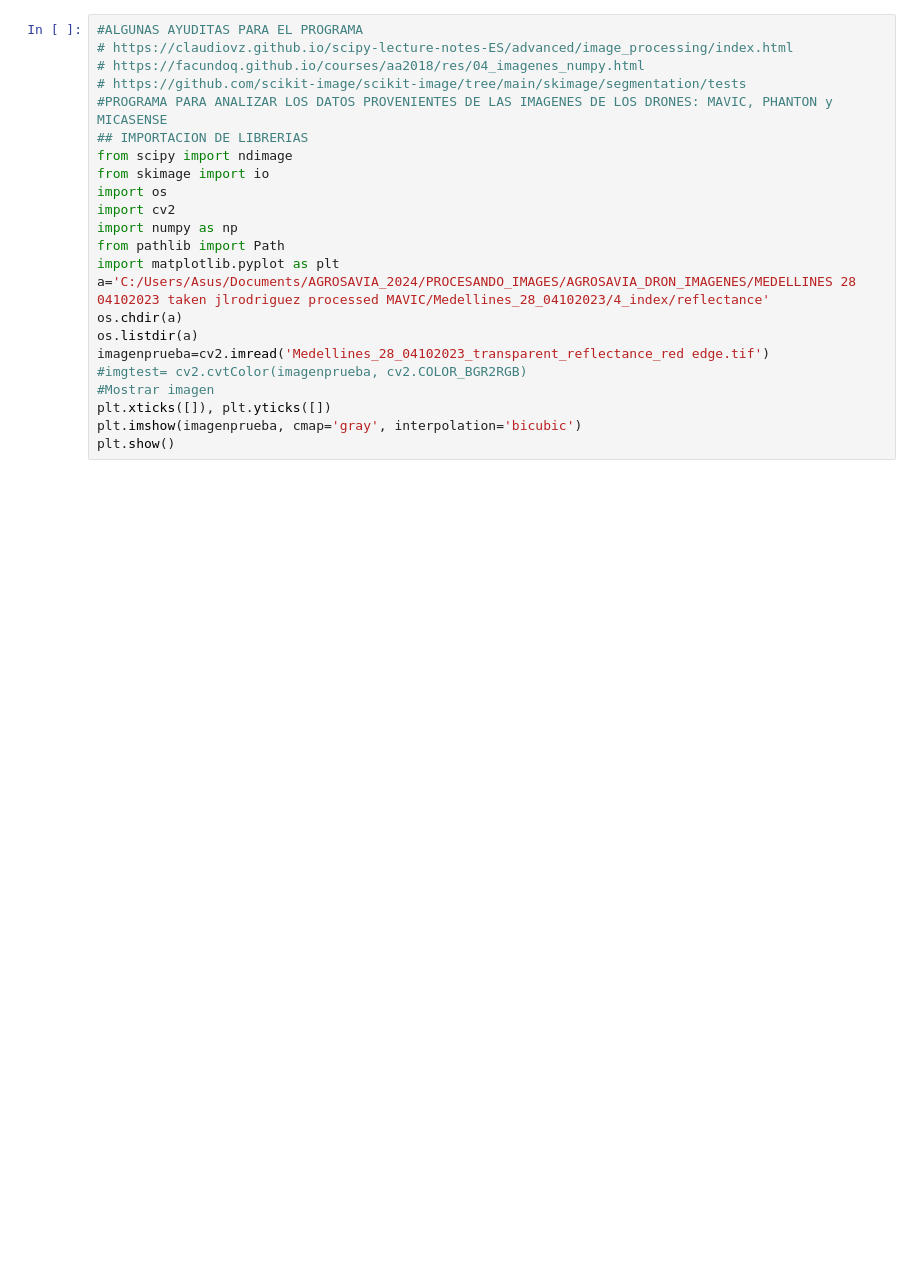
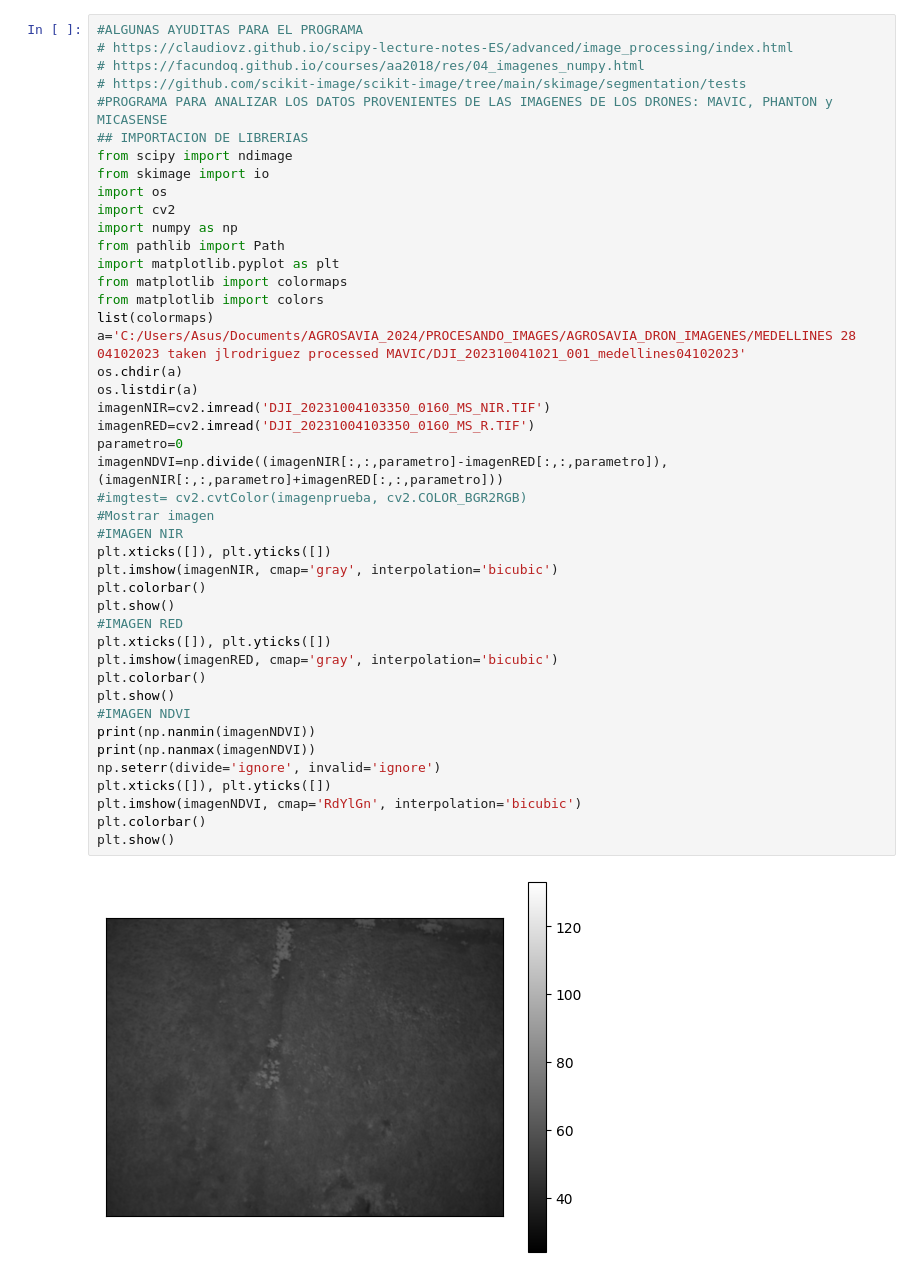
Before and after one commit to Jeimys/TESIS, a Jupyter notebook: Analisis_Imagenes_DRONES.ipynb, the cells around one changed output. Drawn from its saved outputs; the diff is of its cells as text; blank space fills up the shorter version.

```diff
--- a/Analisis_Imagenes_DRONES.ipynb
+++ b/Analisis_Imagenes_DRONES.ipynb
@@ -1,24 +1,46 @@
 # %%
 #ALGUNAS AYUDITAS PARA EL PROGRAMA
 # https://claudiovz.github.io/scipy-lecture-notes-ES/advanced/image_processing/index.html
 # https://facundoq.github.io/courses/aa2018/res/04_imagenes_numpy.html
 # https://github.com/scikit-image/scikit-image/tree/main/skimage/segmentation/tests
 #PROGRAMA PARA ANALIZAR LOS DATOS PROVENIENTES DE LAS IMAGENES DE LOS DRONES: MAVIC, PHANTON y MICASENSE
 ## IMPORTACION DE LIBRERIAS
 from scipy import ndimage
 from skimage import io
 import os
 import cv2
 import numpy as np
 from pathlib import Path
 import matplotlib.pyplot as plt
-a='C:/Users/Asus/Documents/AGROSAVIA_2024/PROCESANDO_IMAGES/AGROSAVIA_DRON_IMAGENES/MEDELLINES 28 04102023 taken jlrodriguez processed MAVIC/Medellines_28_04102023/4_index/reflectance'
+from matplotlib import colormaps
+from matplotlib import colors
+list(colormaps)
+a='C:/Users/Asus/Documents/AGROSAVIA_2024/PROCESANDO_IMAGES/AGROSAVIA_DRON_IMAGENES/MEDELLINES 28 04102023 taken jlrodriguez processed MAVIC/DJI_202310041021_001_medellines04102023'
 os.chdir(a)
 os.listdir(a)
-imagenprueba=cv2.imread('Medellines_28_04102023_transparent_reflectance_red edge.tif')
+imagenNIR=cv2.imread('DJI_20231004103350_0160_MS_NIR.TIF')
+imagenRED=cv2.imread('DJI_20231004103350_0160_MS_R.TIF')
+parametro=0
+imagenNDVI=np.divide((imagenNIR[:,:,parametro]-imagenRED[:,:,parametro]), (imagenNIR[:,:,parametro]+imagenRED[:,:,parametro]))
 #imgtest= cv2.cvtColor(imagenprueba, cv2.COLOR_BGR2RGB)
 #Mostrar imagen
+#IMAGEN NIR
 plt.xticks([]), plt.yticks([])
-plt.imshow(imagenprueba, cmap='gray', interpolation='bicubic')
+plt.imshow(imagenNIR, cmap='gray', interpolation='bicubic')
+plt.colorbar()
 plt.show()
+#IMAGEN RED
+plt.xticks([]), plt.yticks([])
+plt.imshow(imagenRED, cmap='gray', interpolation='bicubic')
+plt.colorbar()
+plt.show()
+#IMAGEN NDVI
+print(np.nanmin(imagenNDVI))
+print(np.nanmax(imagenNDVI))
+np.seterr(divide='ignore', invalid='ignore')
+plt.xticks([]), plt.yticks([])
+plt.imshow(imagenNDVI, cmap='RdYlGn', interpolation='bicubic')
+plt.colorbar()
+plt.show()
 # %% [output]
+[figure, new version]
```
Also changed, not shown: parts of 1 cell of this notebook.
